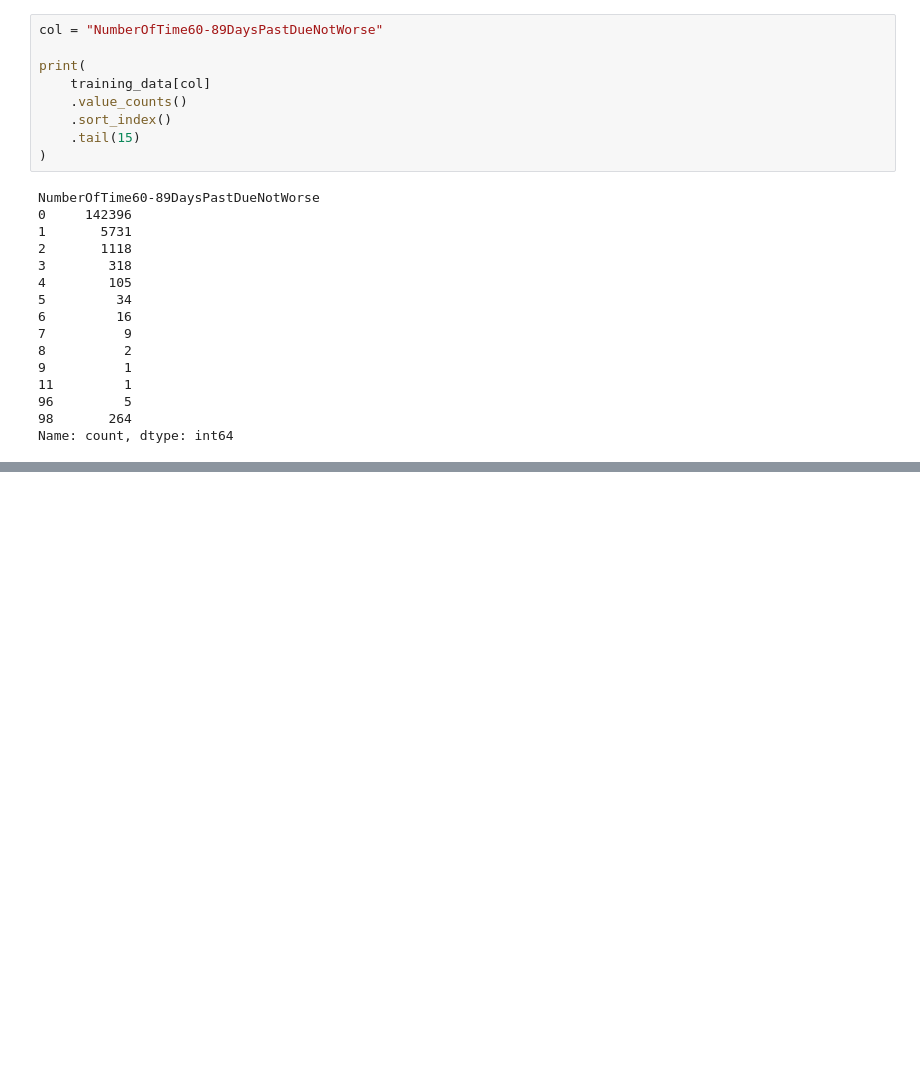
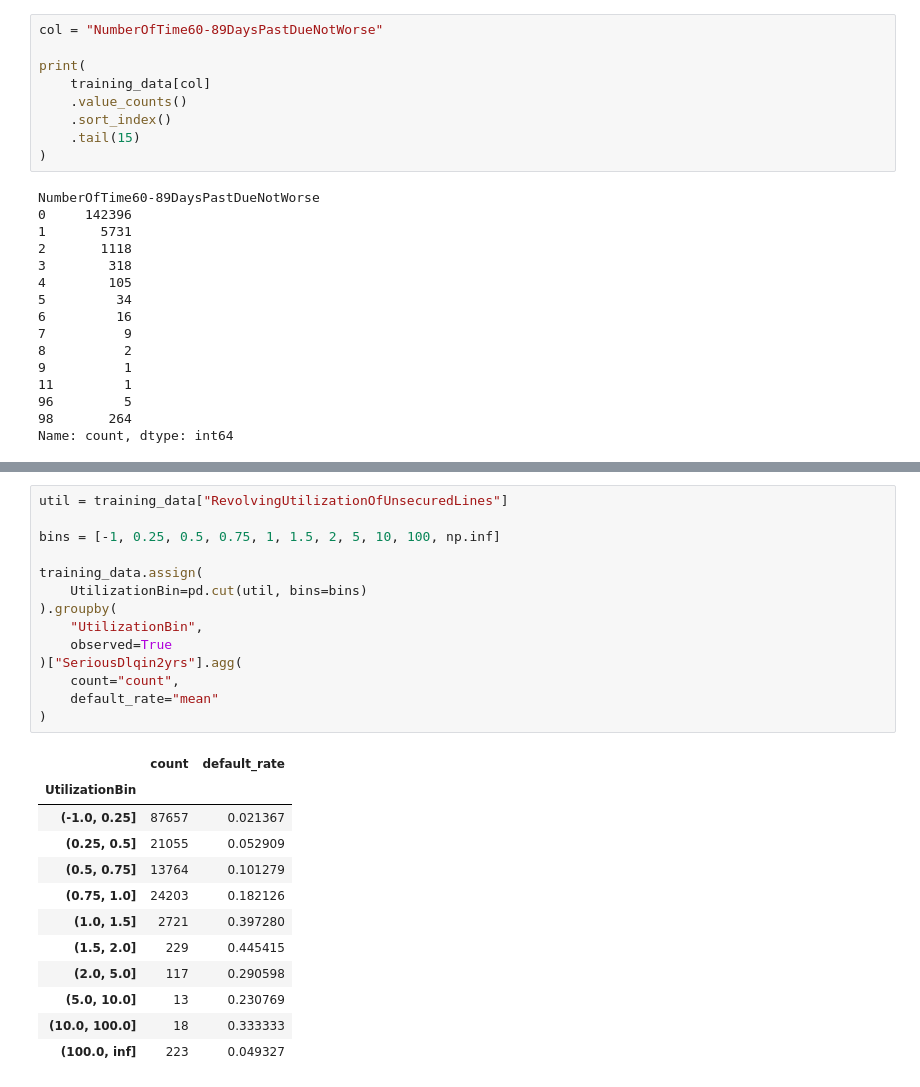
Before and after one commit to tomas-charvat/Give_me_some_credit, a Jupyter notebook: notebooks/logistic_regression.ipynb, the cells around one changed output, grey strips where cells are left out. Saved outputs shown, nothing was run; the diff lists cells and outputs as text; blank space fills up the shorter version.

```diff
--- a/notebooks/logistic_regression.ipynb
+++ b/notebooks/logistic_regression.ipynb
@@ -159,0 +575,27 @@ training_data.loc[
+# %%
+util = training_data["RevolvingUtilizationOfUnsecuredLines"]
+
+bins = [-1, 0.25, 0.5, 0.75, 1, 1.5, 2, 5, 10, 100, np.inf]
+
+training_data.assign(
+    UtilizationBin=pd.cut(util, bins=bins)
+).groupby(
+    "UtilizationBin",
+    observed=True
+)["SeriousDlqin2yrs"].agg(
+    count="count",
+    default_rate="mean"
+)
+# %% [output]
+|  | count | default_rate |
+| UtilizationBin |  |  |
+| (-1.0, 0.25] | 87657 | 0.021367 |
+| (0.25, 0.5] | 21055 | 0.052909 |
+| (0.5, 0.75] | 13764 | 0.101279 |
+| (0.75, 1.0] | 24203 | 0.182126 |
+| (1.0, 1.5] | 2721 | 0.397280 |
+| (1.5, 2.0] | 229 | 0.445415 |
+| (2.0, 5.0] | 117 | 0.290598 |
+| (5.0, 10.0] | 13 | 0.230769 |
+| (10.0, 100.0] | 18 | 0.333333 |
+| (100.0, inf] | 223 | 0.049327 |
```
Also changed, not shown: parts of 15 cells of this notebook.
